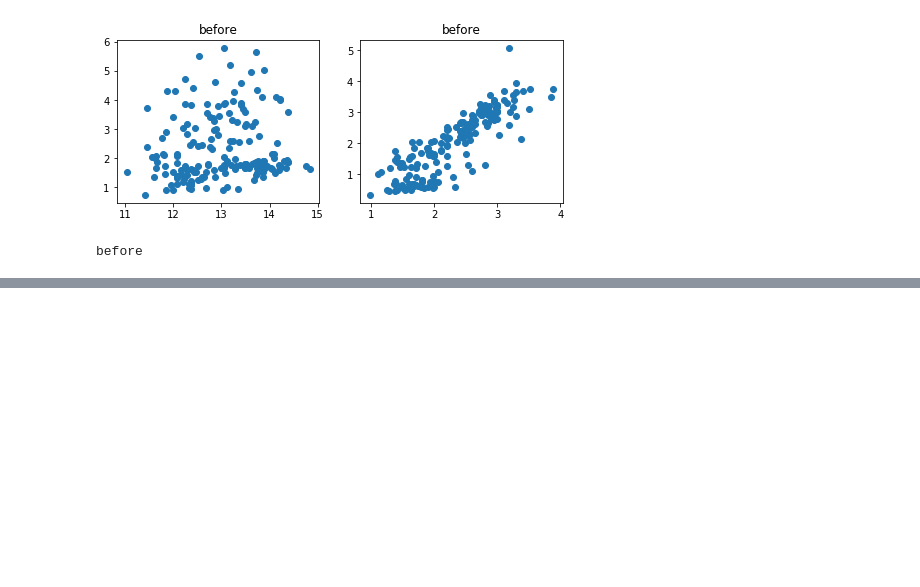
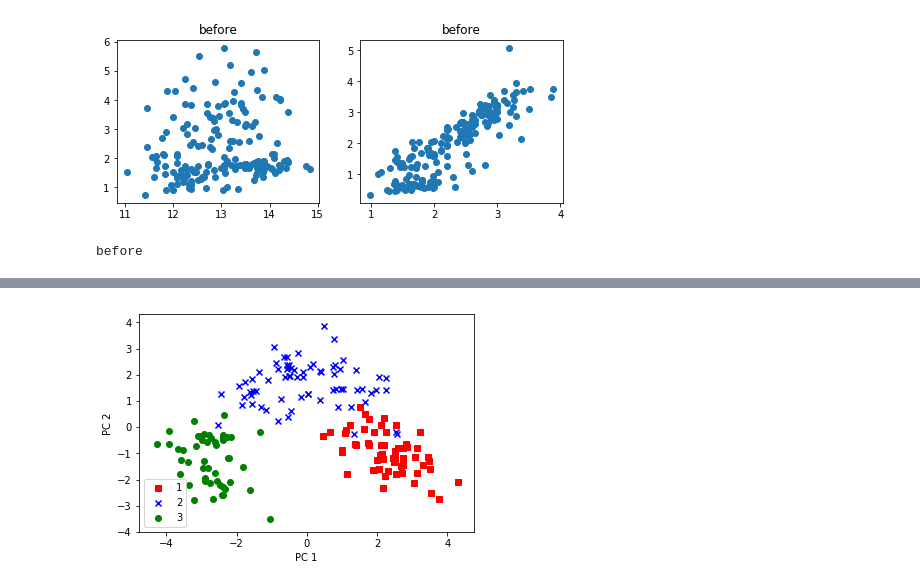
Before and after one commit to RanmaruSato/MLandDL, a Jupyter notebook: wine_pca.ipynb, the cells around one changed output, grey strips where cells are left out. Drawn from its saved outputs; the diff is of its cells as text; code cells hidden in the pictures; blank space fills up the shorter version.

```diff
--- a/wine_pca.ipynb
+++ b/wine_pca.ipynb
@@ -53 +109,25 @@ std:  [ 1.  1.  1.  1.  1.  1.  1.  1.  1.  1.  1.  1.  1.]
+# %%
+#主成分分析のインスタンス,
+#主成分数は2
+
+pca = PCA(n_components=2)
+# %%
+#データから変換モデルを学習して、変換する
+#内部で自動的に変換行列を生成
+
+X_pca = pca.fit_transform(X)
+# %%
+#可視化
+
+color = ['r','b','g']
+marker = ['s','x','o']
+#np.unique(array変数)の形で、array変数の要素の重複をなくしたものを返す　lenで確認
+for label,color,marker in zip(np.unique(y), color, marker):
+    plt.scatter(X_pca[y==label,0],X_pca[y==label,1],c=color,marker=marker,label=label)
+plt.xlabel('PC 1')
+plt.ylabel('PC 2')
+plt.legend(loc='lower left')
+plt.show()
+# %% [output]
+[figure, added]
 # %%
```
Also changed, not shown: parts of 10 cells of this notebook, 1 other file.
